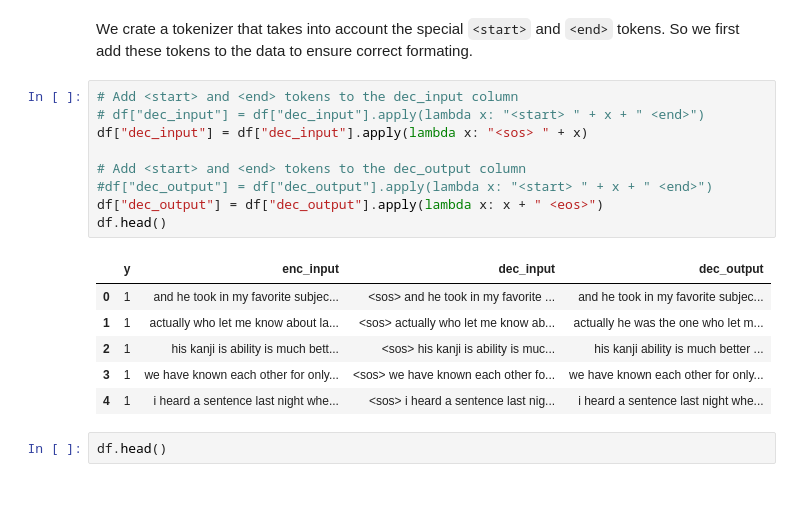
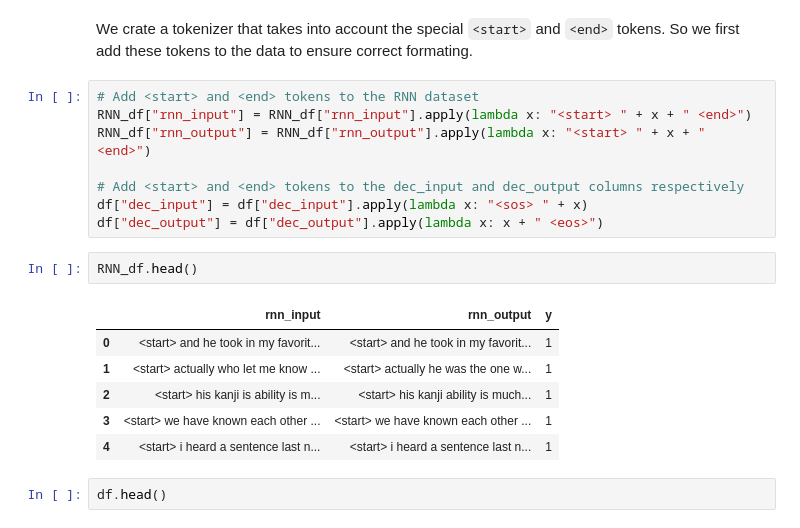
Before and after one commit to AsorKy/LSTM-RNN---Grammar-Error-Correction, a Jupyter notebook: NLP - Grammar Error Correction With Seq2Seq and RNN models.ipynb, the cells around one changed output. Cells and saved outputs as stored; diff of their text form; blank space fills up the shorter version.

```diff
--- a/NLP - Grammar Error Correction With Seq2Seq and RNN models.ipynb
+++ b/NLP - Grammar Error Correction With Seq2Seq and RNN models.ipynb
@@ -307,21 +330,22 @@ df.head()
 # %% [markdown]
 We crate a tokenizer that takes into account the special ``<start>`` and ``<end>`` tokens. So we first add these tokens to the data to ensure correct formating.
 # %%
-# Add <start> and <end> tokens to the dec_input column
-# df["dec_input"] = df["dec_input"].apply(lambda x: "<start> " + x + " <end>")
+# Add <start> and <end> tokens to the RNN dataset
+RNN_df["rnn_input"] = RNN_df["rnn_input"].apply(lambda x: "<start> " + x + " <end>")
+RNN_df["rnn_output"] = RNN_df["rnn_output"].apply(lambda x: "<start> " + x + " <end>")
+
+# Add <start> and <end> tokens to the dec_input and dec_output columns respectively
 df["dec_input"] = df["dec_input"].apply(lambda x: "<sos> " + x)
-
-# Add <start> and <end> tokens to the dec_output column
-#df["dec_output"] = df["dec_output"].apply(lambda x: "<start> " + x + " <end>")
 df["dec_output"] = df["dec_output"].apply(lambda x: x + " <eos>")
-df.head()
-# %% [output]
-|  | y | enc_input | dec_input | dec_output |
-| 0 | 1 | and he took in my favorite subjec... | <sos> and he took in my favorite ... | and he took in my favorite subjec... |
-| 1 | 1 | actually who let me know about la... | <sos> actually who let me know ab... | actually he was the one who let m... |
-| 2 | 1 | his kanji is ability is much bett... | <sos> his kanji is ability is muc... | his kanji ability is much better ... |
-| 3 | 1 | we have known each other for only... | <sos> we have known each other fo... | we have known each other for only... |
-| 4 | 1 | i heard a sentence last night whe... | <sos> i heard a sentence last nig... | i heard a sentence last night whe... |
+# %%
+RNN_df.head()
+# %% [output]
+|  | rnn_input | rnn_output | y |
+| 0 | <start> and he took in my favorit... | <start> and he took in my favorit... | 1 |
+| 1 | <start> actually who let me know ... | <start> actually he was the one w... | 1 |
+| 2 | <start> his kanji is ability is m... | <start> his kanji ability is much... | 1 |
+| 3 | <start> we have known each other ... | <start> we have known each other ... | 1 |
+| 4 | <start> i heard a sentence last n... | <start> i heard a sentence last n... | 1 |
 # %%
 df.head()
 # %% [output]
```
Also changed, not shown: parts of 30 cells of this notebook.
